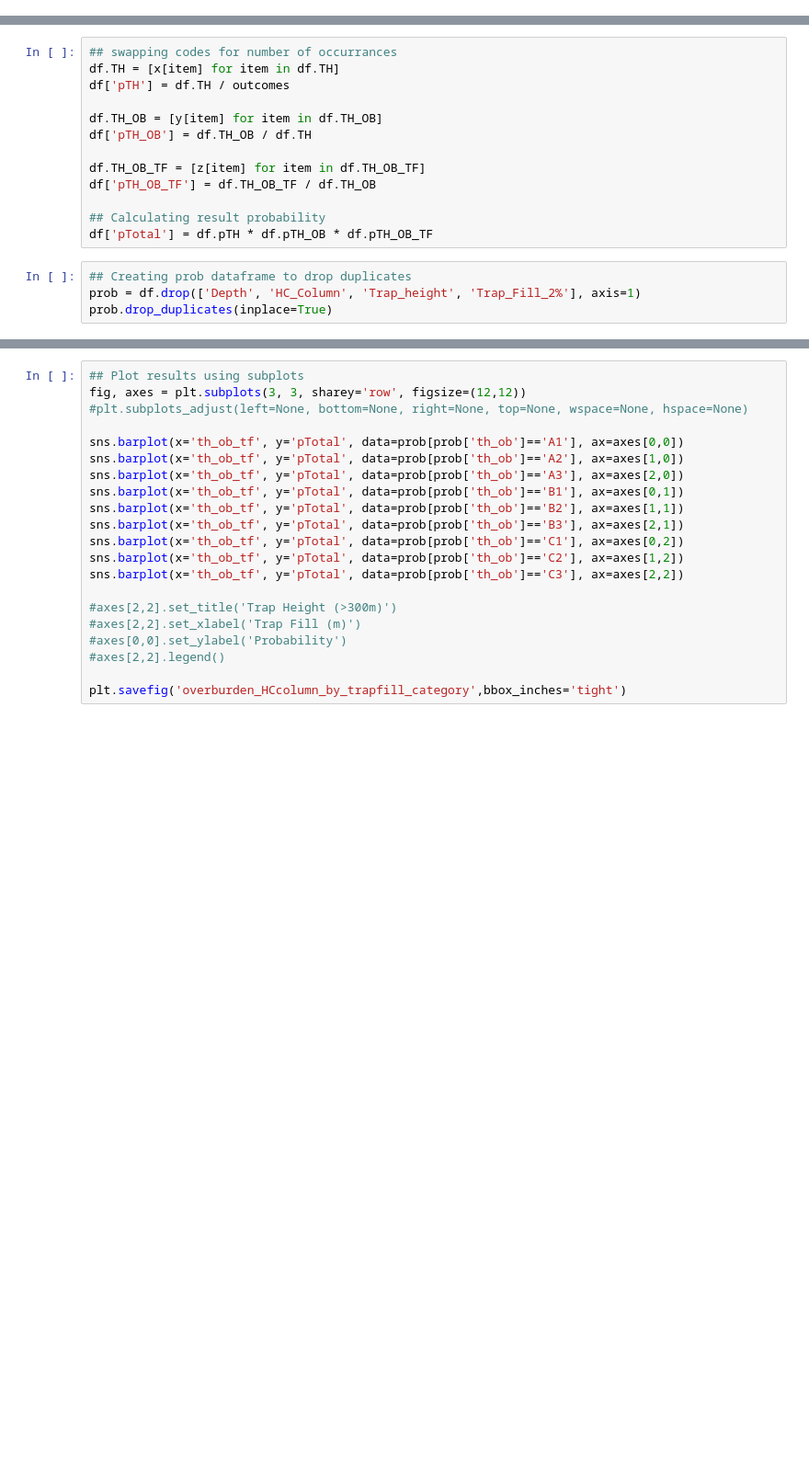
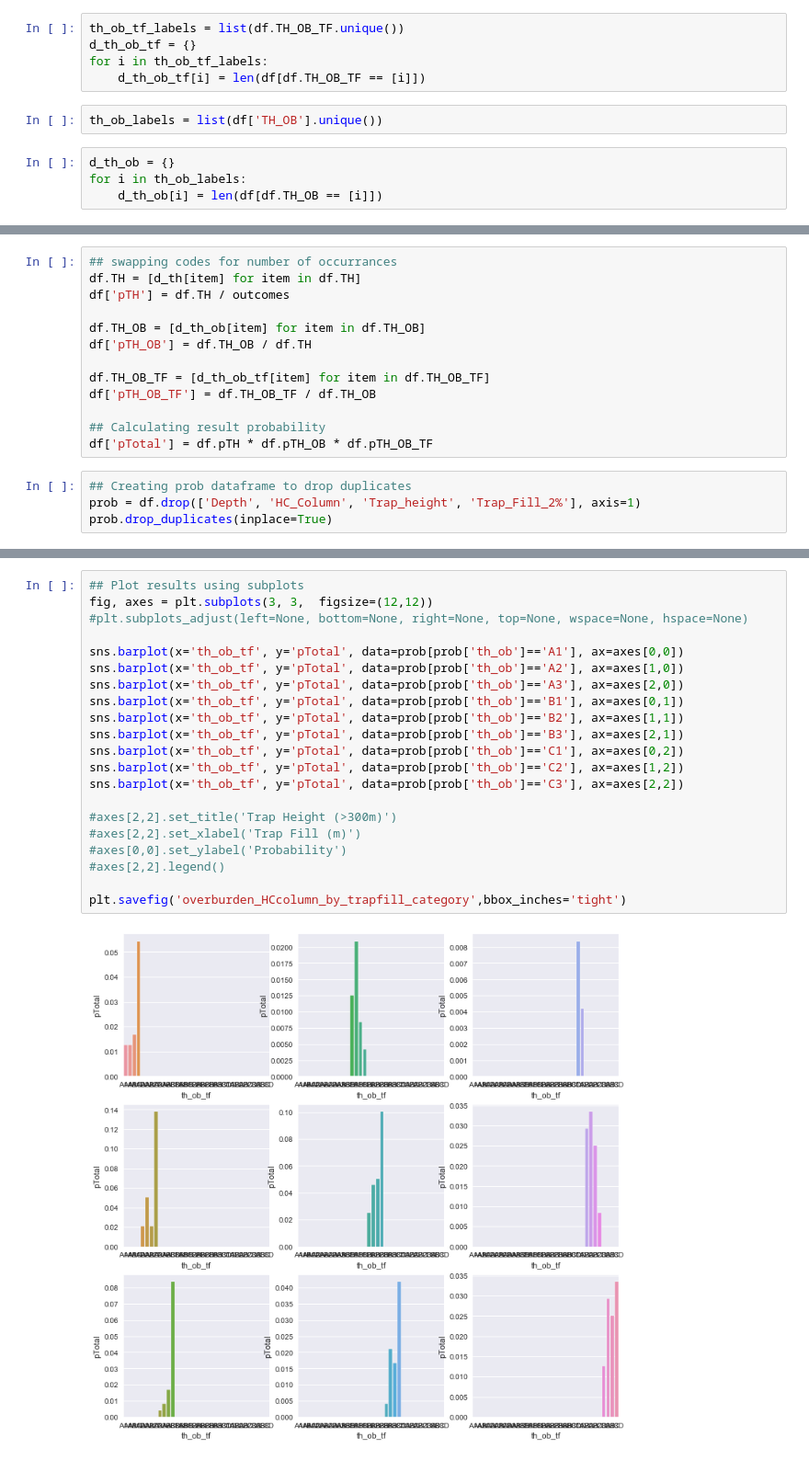
Before and after one commit to izzyedmundson/HC_Column_heights, a Jupyter notebook: Probability_Tree-3-3-4.ipynb, the cells around one changed output, grey strips where cells are left out. Shown: that part at 92% size. Cells and saved outputs as stored; diff of their text form; blank space fills up the shorter version.

```diff
--- a/Probability_Tree-3-3-4.ipynb
+++ b/Probability_Tree-3-3-4.ipynb
@@ -149,0 +46,11 @@ z = {'A1A':nA1A, 'A1B':nA1B, 'A1C':nA1C, 'A1D':nA1D,
+# %%
+th_ob_tf_labels = list(df.TH_OB_TF.unique())
+d_th_ob_tf = {}
+for i in th_ob_tf_labels:
+    d_th_ob_tf[i] = len(df[df.TH_OB_TF == [i]])
+# %%
+th_ob_labels = list(df['TH_OB'].unique())
+# %%
+d_th_ob = {}
+for i in th_ob_labels:
+    d_th_ob[i] = len(df[df.TH_OB == [i]])
@@ -150,12 +59,12 @@ z = {'A1A':nA1A, 'A1B':nA1B, 'A1C':nA1C, 'A1D':nA1D,
 # %%
 ## swapping codes for number of occurrances
-df.TH = [x[item] for item in df.TH]
+df.TH = [d_th[item] for item in df.TH]
 df['pTH'] = df.TH / outcomes
 
-df.TH_OB = [y[item] for item in df.TH_OB]
+df.TH_OB = [d_th_ob[item] for item in df.TH_OB]
 df['pTH_OB'] = df.TH_OB / df.TH
 
-df.TH_OB_TF = [z[item] for item in df.TH_OB_TF]
+df.TH_OB_TF = [d_th_ob_tf[item] for item in df.TH_OB_TF]
 df['pTH_OB_TF'] = df.TH_OB_TF / df.TH_OB
 
 ## Calculating result probability
@@ -174,21 +103,23 @@ plt.savefig('overburden_HCcolumn_by_trapfill_categoryv2',bbox_inches='tight')
 # %%
 ## Plot results using subplots
-fig, axes = plt.subplots(3, 3, sharey='row', figsize=(12,12))
+fig, axes = plt.subplots(3, 3,  figsize=(12,12))
 #plt.subplots_adjust(left=None, bottom=None, right=None, top=None, wspace=None, hspace=None)
 
 sns.barplot(x='th_ob_tf', y='pTotal', data=prob[prob['th_ob']=='A1'], ax=axes[0,0])
 sns.barplot(x='th_ob_tf', y='pTotal', data=prob[prob['th_ob']=='A2'], ax=axes[1,0])
 sns.barplot(x='th_ob_tf', y='pTotal', data=prob[prob['th_ob']=='A3'], ax=axes[2,0])
 sns.barplot(x='th_ob_tf', y='pTotal', data=prob[prob['th_ob']=='B1'], ax=axes[0,1])
 sns.barplot(x='th_ob_tf', y='pTotal', data=prob[prob['th_ob']=='B2'], ax=axes[1,1])
 sns.barplot(x='th_ob_tf', y='pTotal', data=prob[prob['th_ob']=='B3'], ax=axes[2,1])
 sns.barplot(x='th_ob_tf', y='pTotal', data=prob[prob['th_ob']=='C1'], ax=axes[0,2])
 sns.barplot(x='th_ob_tf', y='pTotal', data=prob[prob['th_ob']=='C2'], ax=axes[1,2])
 sns.barplot(x='th_ob_tf', y='pTotal', data=prob[prob['th_ob']=='C3'], ax=axes[2,2])
 
 #axes[2,2].set_title('Trap Height (>300m)')
 #axes[2,2].set_xlabel('Trap Fill (m)')
 #axes[0,0].set_ylabel('Probability')
 #axes[2,2].legend()
 
 plt.savefig('overburden_HCcolumn_by_trapfill_category',bbox_inches='tight')
+# %% [output]
+[figure, added]
```
Also changed, not shown: parts of 9 cells of this notebook.
